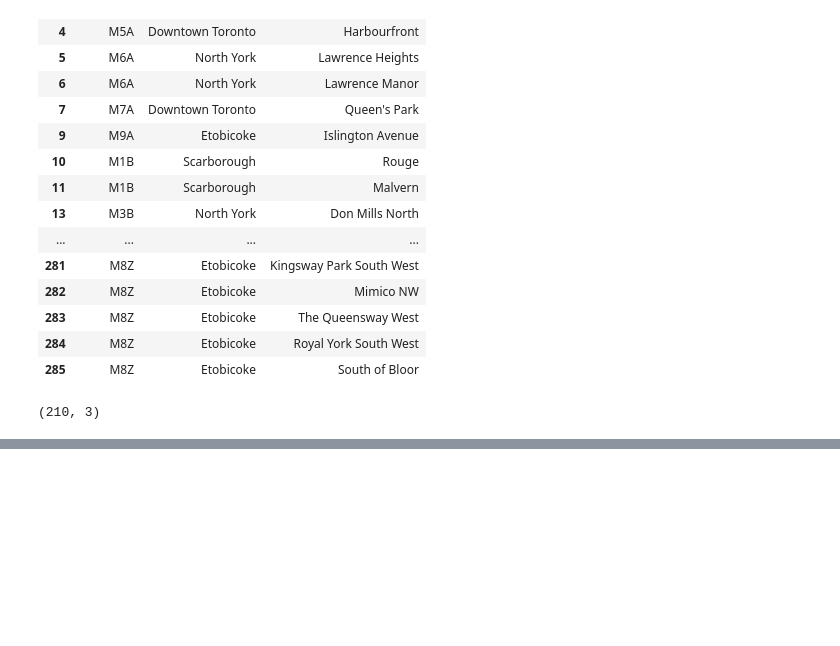
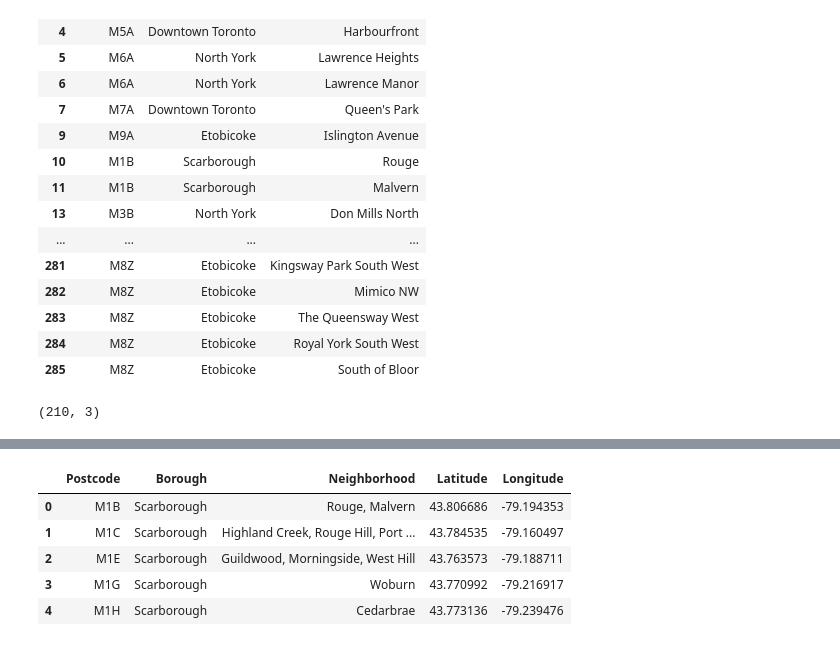
Before and after one commit to chrisproch/IBM-Capstone-Project, a Jupyter notebook: Neighborhoods in Toronto.ipynb, the cells around one changed output, grey strips where cells are left out. Saved outputs shown, nothing was run; the diff lists cells and outputs as text; code cells hidden in the pictures; blank space fills up the shorter version.

```diff
--- a/Neighborhoods in Toronto.ipynb
+++ b/Neighborhoods in Toronto.ipynb
@@ -102,3 +107,7 @@ toronto
 toronto.shape
 # %% [output]
 (210, 3)
+# %%
+#Combine Neighborhoods with the same Postal Code to one row divided by comma
+TorontoPostalCodes = toronto.groupby(['Postcode','Borough'])['Neighbourhood'].apply(', '.join).reset_index()
+TorontoPostalCodes.shape
@@ -104,0 +116,6 @@ toronto.shape
+# %%
+#Reading latitude & longitude data from csv file
+url = 'https://cocl.us/Geospatial_data'
+lat_long = requests.get(url).text
+lat_long_df = pd.read_csv(io.StringIO(lat_long))
+lat_long_df.head()
@@ -104,0 +129,14 @@ toronto.shape
+# %%
+#Rename Column Postal Code in order to merge with previous data frame
+lat_long_df = lat_long_df.rename(columns={'Postal Code': 'Postcode'})
+lat_long_df.head()
+Toronto_df = pd.merge(TorontoPostalCodes, lat_long_df, on='Postcode')
+Toronto_df = Toronto_df.rename(columns={'Neighbourhood': 'Neighborhood'})
+Toronto_df.head()
+# %% [output]
+|  | Postcode | Borough | Neighborhood | Latitude | Longitude |
+| 0 | M1B | Scarborough | Rouge, Malvern | 43.806686 | -79.194353 |
+| 1 | M1C | Scarborough | Highland Creek, Rouge Hill, Port ... | 43.784535 | -79.160497 |
+| 2 | M1E | Scarborough | Guildwood, Morningside, West Hill | 43.763573 | -79.188711 |
+| 3 | M1G | Scarborough | Woburn | 43.770992 | -79.216917 |
+| 4 | M1H | Scarborough | Cedarbrae | 43.773136 | -79.239476 |
```
Also changed, not shown: parts of 4 cells of this notebook.
